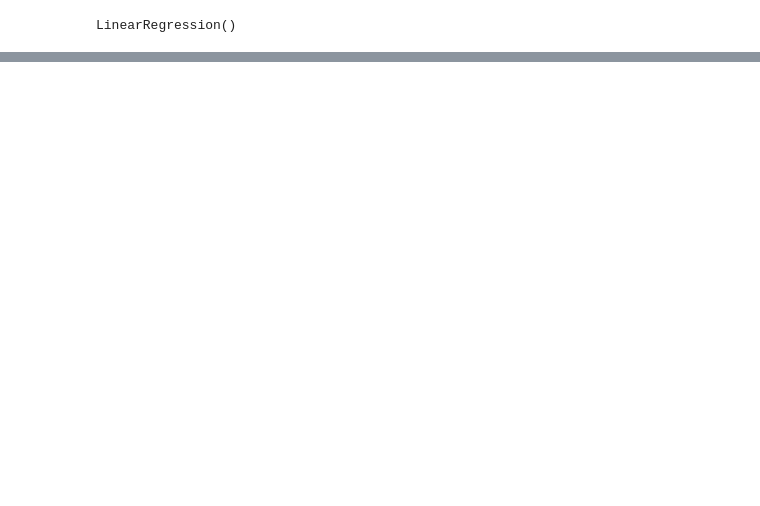
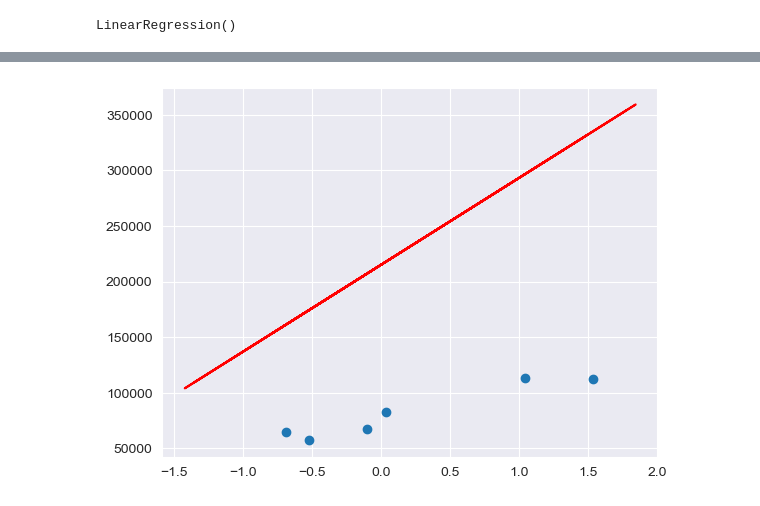
Before and after one commit to ZygimantasB/Python_R_from_two_Data_Science_experts, a Jupyter notebook: Section 5 Regression/section_5.ipynb, the cells around one changed output, grey strips where cells are left out. Saved outputs shown, nothing was run; the diff lists cells and outputs as text; code cells hidden in the pictures; blank space fills up the shorter version.

```diff
--- a/Section 5 Regression/section_5.ipynb
+++ b/Section 5 Regression/section_5.ipynb
@@ -85,0 +113,6 @@ shape: (6, 3)
+# %%
+plt.scatter(scaled_X_test, y_test)
+plt.plot(scaled_X_train, line_model.predict(X_train), color='red')
+plt.show()
+# %% [output]
+[figure, added]
```
Also changed, not shown: parts of 13 cells of this notebook, 1 other file.
